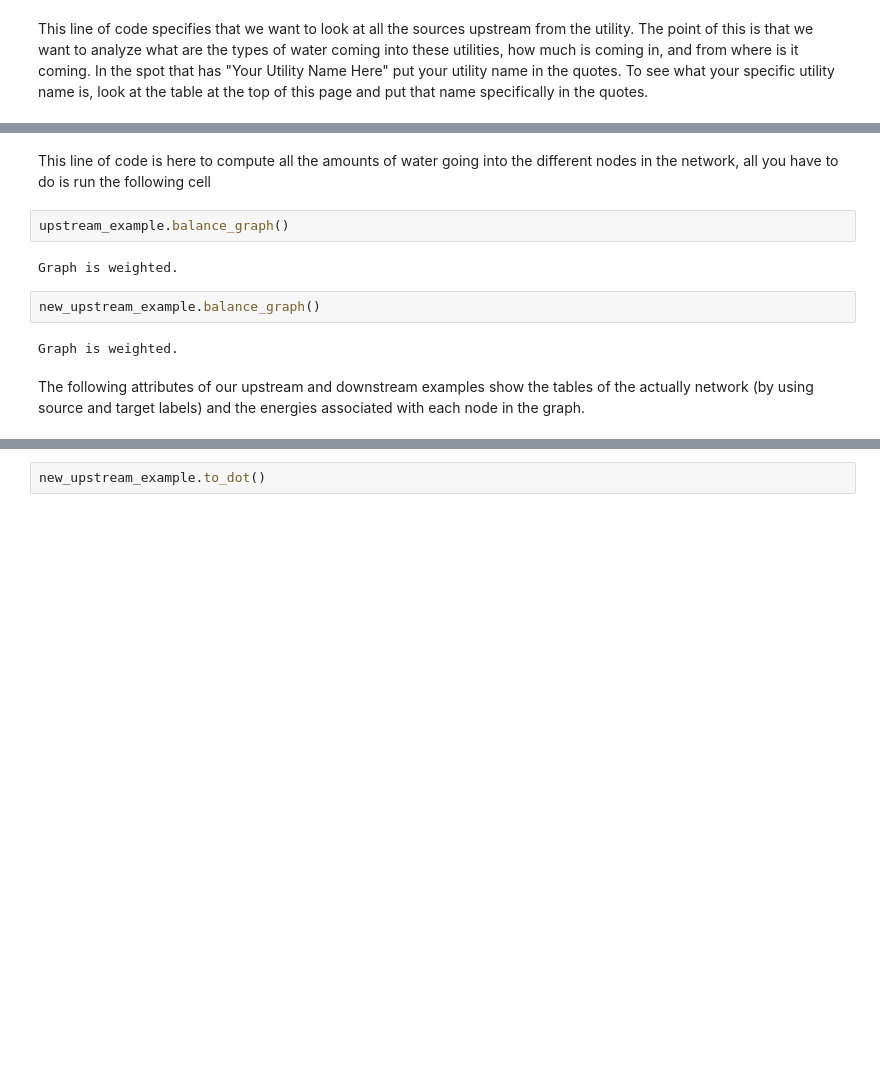
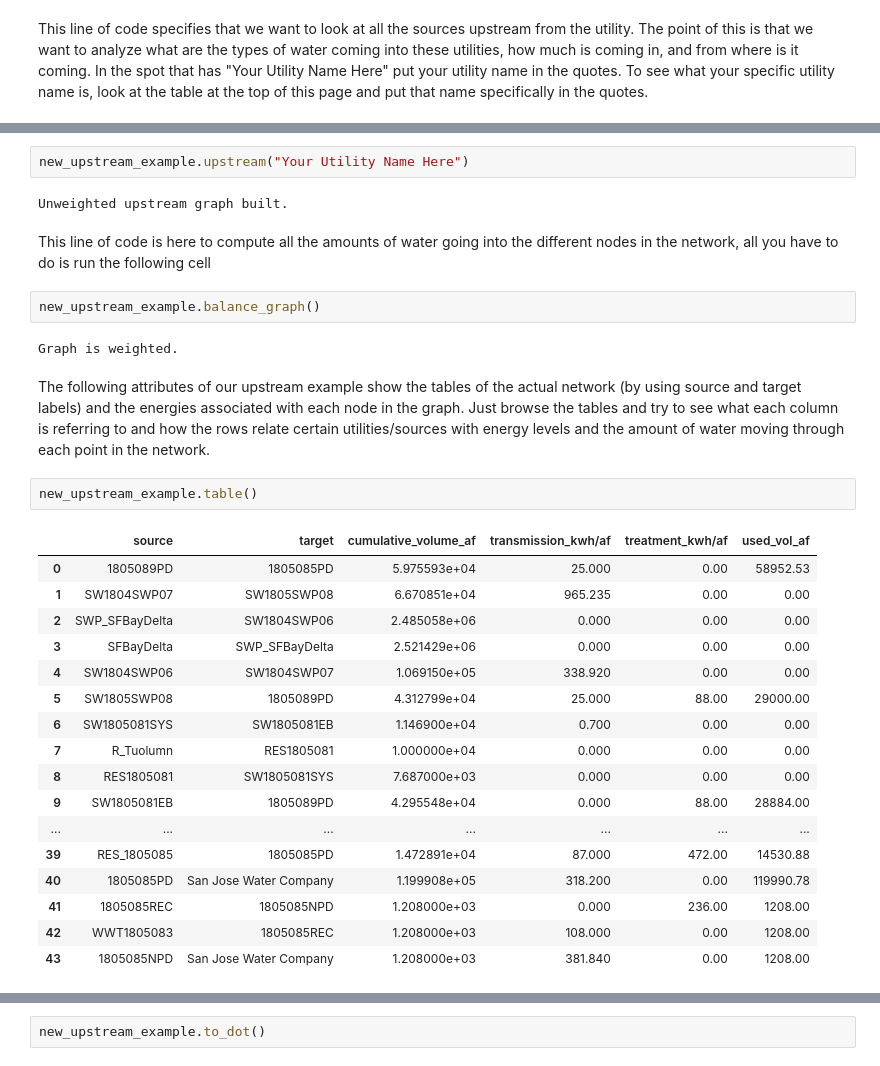
Before and after one commit to ds-modules/CE-110, a Jupyter notebook: network/Lab2.ipynb, the cells around one changed output, grey strips where cells are left out. Drawn from its saved outputs; the diff is of its cells as text; blank space fills up the shorter version.

```diff
--- a/network/Lab2.ipynb
+++ b/network/Lab2.ipynb
@@ -33,12 +35,32 @@ Unweighted upstream graph built.
+# %%
+new_upstream_example.upstream("Your Utility Name Here")
+# %% [output]
+Unweighted upstream graph built.
 # %% [markdown]
 This line of code is here to compute all the amounts of water going into the different nodes in the network, all you have to do is run the following cell
-# %%
-upstream_example.balance_graph()
-# %% [output]
-Graph is weighted.
 # %%
 new_upstream_example.balance_graph()
 # %% [output]
 Graph is weighted.
 # %% [markdown]
-The following attributes of our upstream and downstream examples show the tables of the actually network (by using source and target labels) and the energies associated with each node in the graph.
+The following attributes of our upstream example show the tables of the actual network (by using source and target labels) and the energies associated with each node in the graph. Just browse the tables and try to see what each column is referring to and how the rows relate certain utilities/sources with energy levels and the amount of water moving through each point in the network.
+# %%
+new_upstream_example.table()
+# %% [output]
+|  | source | target | cumulative_volume_af | transmission_kwh/af | treatment_kwh/af | used_vol_af |
+| 0 | 1805089PD | 1805085PD | 5.975593e+04 | 25.000 | 0.00 | 58952.53 |
+| 1 | SW1804SWP07 | SW1805SWP08 | 6.670851e+04 | 965.235 | 0.00 | 0.00 |
+| 2 | SWP_SFBayDelta | SW1804SWP06 | 2.485058e+06 | 0.000 | 0.00 | 0.00 |
+| 3 | SFBayDelta | SWP_SFBayDelta | 2.521429e+06 | 0.000 | 0.00 | 0.00 |
+| 4 | SW1804SWP06 | SW1804SWP07 | 1.069150e+05 | 338.920 | 0.00 | 0.00 |
+| 5 | SW1805SWP08 | 1805089PD | 4.312799e+04 | 25.000 | 88.00 | 29000.00 |
+| 6 | SW1805081SYS | SW1805081EB | 1.146900e+04 | 0.700 | 0.00 | 0.00 |
+| 7 | R_Tuolumn | RES1805081 | 1.000000e+04 | 0.000 | 0.00 | 0.00 |
+| 8 | RES1805081 | SW1805081SYS | 7.687000e+03 | 0.000 | 0.00 | 0.00 |
+| 9 | SW1805081EB | 1805089PD | 4.295548e+04 | 0.000 | 88.00 | 28884.00 |
+| ... | ... | ... | ... | ... | ... | ... |
+| 39 | RES_1805085 | 1805085PD | 1.472891e+04 | 87.000 | 472.00 | 14530.88 |
+| 40 | 1805085PD | San Jose Water Company | 1.199908e+05 | 318.200 | 0.00 | 119990.78 |
+| 41 | 1805085REC | 1805085NPD | 1.208000e+03 | 0.000 | 236.00 | 1208.00 |
+| 42 | WWT1805083 | 1805085REC | 1.208000e+03 | 108.000 | 0.00 | 1208.00 |
+| 43 | 1805085NPD | San Jose Water Company | 1.208000e+03 | 381.840 | 0.00 | 1208.00 |
```
Also changed, not shown: parts of 22 cells of this notebook, 1 other file.
